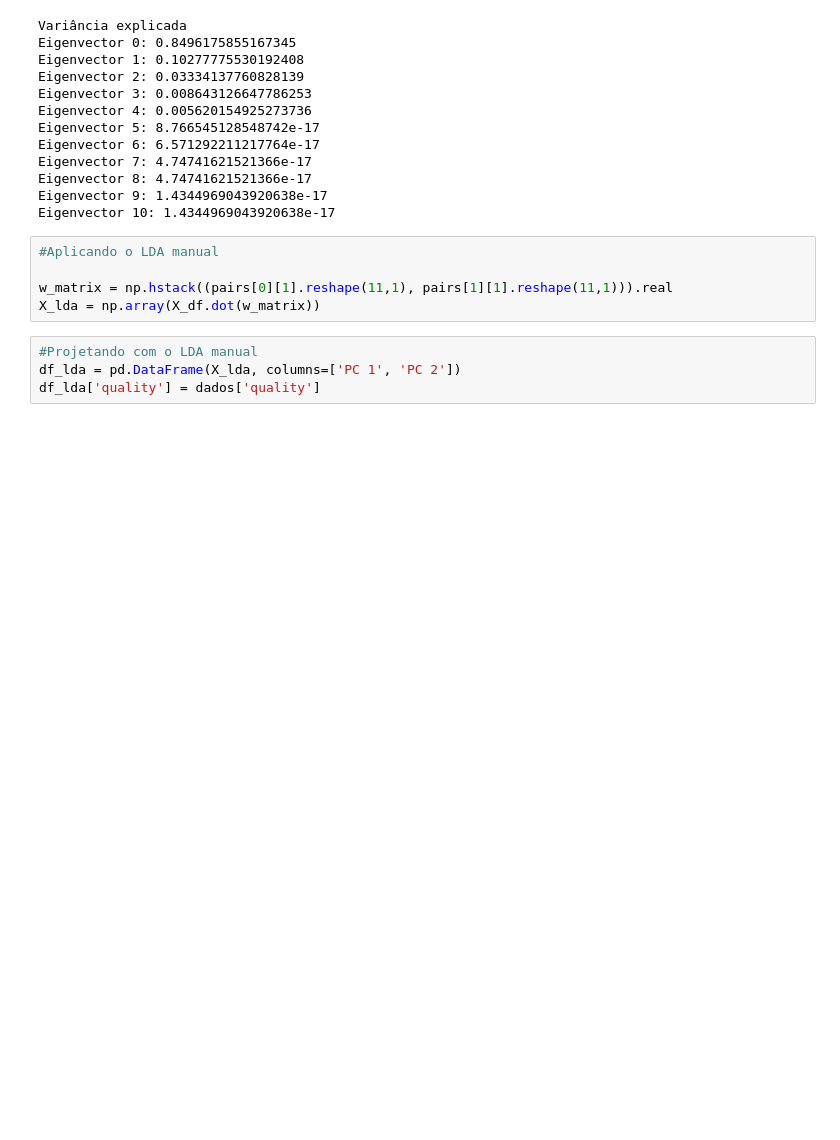
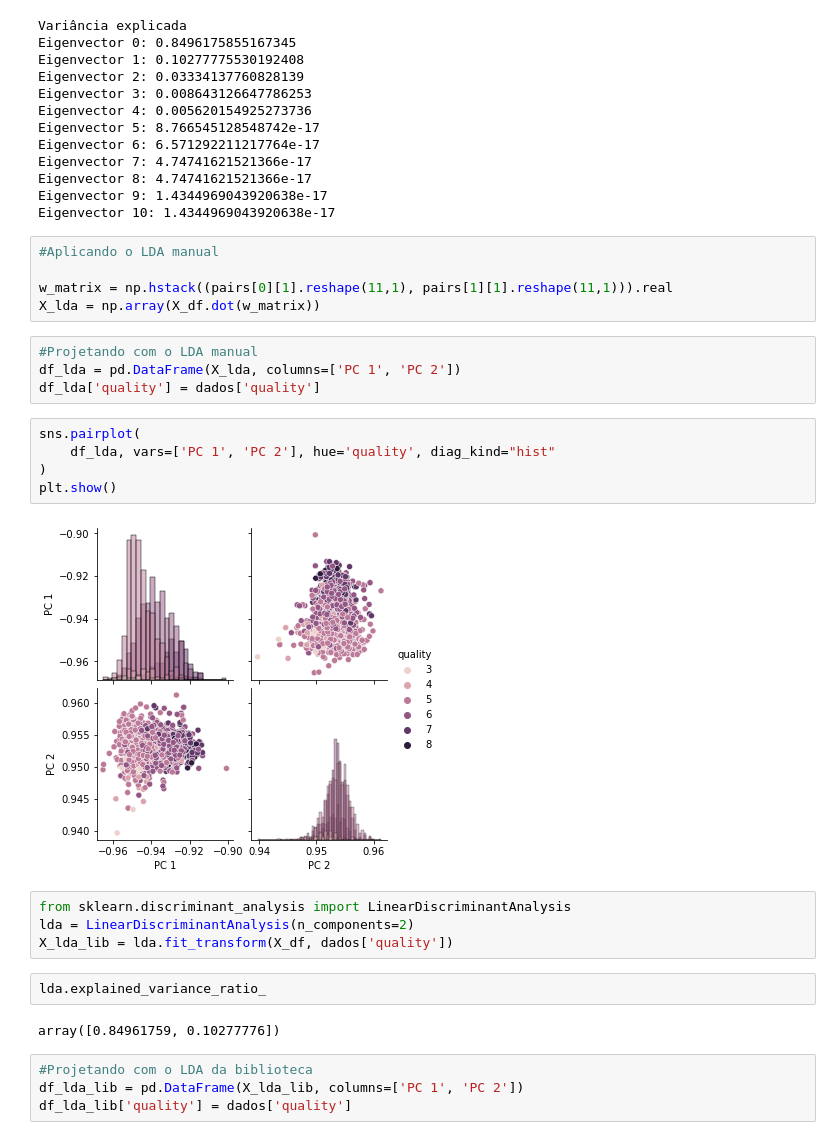
Before and after one commit to AdsonRoberto/PCA_e_LDA_-SemBiblioteca-, a Jupyter notebook: analise_de_dados.ipynb, the cells around one changed output. Saved outputs shown, nothing was run; the diff lists cells and outputs as text; blank space fills up the shorter version.

Commit message:
projetando LDA com biblioteca

```diff
--- a/analise_de_dados.ipynb
+++ b/analise_de_dados.ipynb
@@ -457,3 +457,22 @@ X_lda = np.array(X_df.dot(w_matrix))
 #Projetando com o LDA manual
 df_lda = pd.DataFrame(X_lda, columns=['PC 1', 'PC 2'])
 df_lda['quality'] = dados['quality']
+# %%
+sns.pairplot(
+    df_lda, vars=['PC 1', 'PC 2'], hue='quality', diag_kind="hist"
+)
+plt.show()
+# %% [output]
+[figure, added]
+# %%
+from sklearn.discriminant_analysis import LinearDiscriminantAnalysis
+lda = LinearDiscriminantAnalysis(n_components=2)
+X_lda_lib = lda.fit_transform(X_df, dados['quality'])
+# %%
+lda.explained_variance_ratio_
+# %% [output]
+array([0.84961759, 0.10277776])
+# %%
+#Projetando com o LDA da biblioteca
+df_lda_lib = pd.DataFrame(X_lda_lib, columns=['PC 1', 'PC 2'])
+df_lda_lib['quality'] = dados['quality']
```
Also changed, not shown: parts of 1 cell of this notebook.
